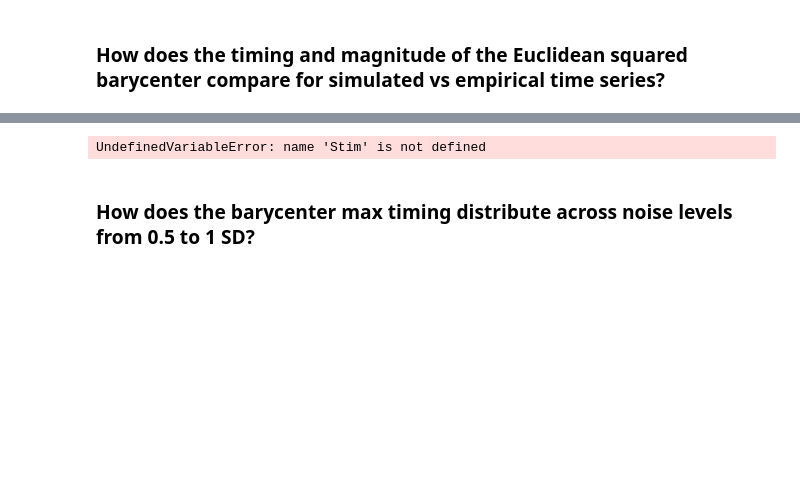
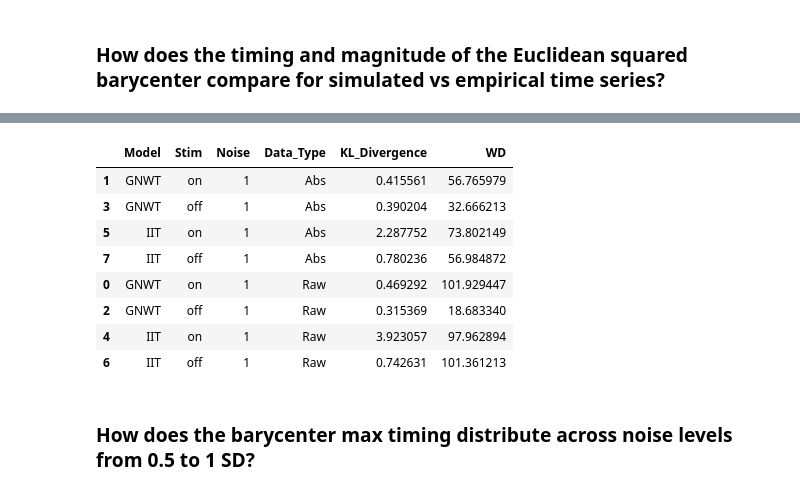
Before and after one commit to anniegbryant/MEG_functional_connectivity, a Jupyter notebook: data_visualization/barycenter_empirical_analysis.ipynb, the cells around one changed output, grey strips where cells are left out. Cells and saved outputs as stored; diff of their text form; code cells hidden in the pictures; blank space fills up the shorter version.

```diff
--- a/data_visualization/barycenter_empirical_analysis.ipynb
+++ b/data_visualization/barycenter_empirical_analysis.ipynb
@@ -596,43 +587,52 @@ def kl_divergence_from_counts(P_counts, Q_counts, units="bits", num_bins=100, ep
 all_KL_results_list = []
 all_WD_results_list = []
 for model in ["GNWT", "IIT"]:
-    for noise_level in [0.5, 0.6, 0.7, 0.8, 0.9, 1]:
-        for stim_type in ['On', 'Off']:
+    # for noise_level in [0.5, 0.6, 0.7, 0.8, 0.9, 1]:
+    for noise_level in [1]:
+        for stim_type in ['on', 'off']:
 
             # Subset data
-            empirical_data_raw = all_raw_data_for_comparison.query("Stim == @stim_type & Model == @model & Data_Type == 'Empirical'")['Max_Time']
-            model_data_raw = all_raw_data_for_comparison.query("Stim == @stim_type & Model == @model & Data_Type == 'Model' & Noise==@noise_level")['Max_Time']
+            empirical_data_raw = all_raw_data_for_comparison.query("stimulus_presentation == @stim_type & Model == @model & Data_Type == 'Empirical'")['max_time']
+            model_data_raw = all_raw_data_for_comparison.query("stimulus_presentation == @stim_type & Model == @model & Data_Type == 'Model' & Noise==@noise_level")['max_time']
 
-            empirical_data_abs = all_abs_data_for_comparison.query("Stim == @stim_type & Model == @model & Data_Type == 'Empirical'")['Max_Time']
-            model_data_abs = all_abs_data_for_comparison.query("Stim == @stim_type & Model == @model & Data_Type == 'Model' & Noise==@noise_level")['Max_Time']
+            empirical_data_abs = all_abs_data_for_comparison.query("stimulus_presentation == @stim_type & Model == @model & Data_Type == 'Empirical'")['max_time']
+            model_data_abs = all_abs_data_for_comparison.query("stimulus_presentation == @stim_type & Model == @model & Data_Type == 'Model' & Noise==@noise_level")['max_time']
 
             #### KL ####
             # Raw data
             this_model_noise_KL_raw = kl_divergence_from_counts(empirical_data_raw, model_data_raw, num_bins=100, units="bits")
             all_KL_results_list.append(pd.DataFrame({"Model": [model], "Stim": [stim_type], "Noise": [noise_level], "Data_Type": ["Raw"], "KL_Divergence": [this_model_noise_KL_raw]}))
 
             # Absolute value data
             this_model_noise_KL_abs = kl_divergence_from_counts(empirical_data_abs, model_data_abs, num_bins=100, units="bits")
             all_KL_results_list.append(pd.DataFrame({"Model": [model], "Stim": [stim_type], "Noise": [noise_level], "Data_Type": ["Abs"], "KL_Divergence": [this_model_noise_KL_abs]}))
 
             #### Wasserstein Distance ####
             # Raw data
             this_model_noise_WD_raw = wasserstein_distance(empirical_data_raw, model_data_raw)
             all_WD_results_list.append(pd.DataFrame({"Model": [model], "Stim": [stim_type], "Noise": [noise_level], "Data_Type": ["Raw"], "WD": [this_model_noise_WD_raw]}))
 
             # Absolute value data
             this_model_noise_WD_abs = wasserstein_distance(empirical_data_abs, model_data_abs)
             all_WD_results_list.append(pd.DataFrame({"Model": [model], "Stim": [stim_type], "Noise": [noise_level], "Data_Type": ["Abs"], "WD": [this_model_noise_WD_abs]}))
 
 # Concatenate the results
 all_KL_results = pd.concat(all_KL_results_list)
 all_WD_results = pd.concat(all_WD_results_list)
 
 # Merge the KL and WD results
 all_stats_results = pd.merge(all_KL_results, all_WD_results, on=['Model', 'Stim', 'Noise', 'Data_Type'])
 all_stats_results.query("Noise == 1").sort_values(['Data_Type', 'Model'])
 # %% [output]
-UndefinedVariableError: name 'Stim' is not defined
+|  | Model | Stim | Noise | Data_Type | KL_Divergence | WD |
+| 1 | GNWT | on | 1 | Abs | 0.415561 | 56.765979 |
+| 3 | GNWT | off | 1 | Abs | 0.390204 | 32.666213 |
+| 5 | IIT | on | 1 | Abs | 2.287752 | 73.802149 |
+| 7 | IIT | off | 1 | Abs | 0.780236 | 56.984872 |
+| 0 | GNWT | on | 1 | Raw | 0.469292 | 101.929447 |
+| 2 | GNWT | off | 1 | Raw | 0.315369 | 18.683340 |
+| 4 | IIT | on | 1 | Raw | 3.923057 | 97.962894 |
+| 6 | IIT | off | 1 | Raw | 0.742631 | 101.361213 |
 # %% [markdown]
 ### How does the barycenter max timing distribute across noise levels from 0.5 to 1 SD?
 # %%
```
Also changed, not shown: parts of 4 cells of this notebook, 35 other files.
